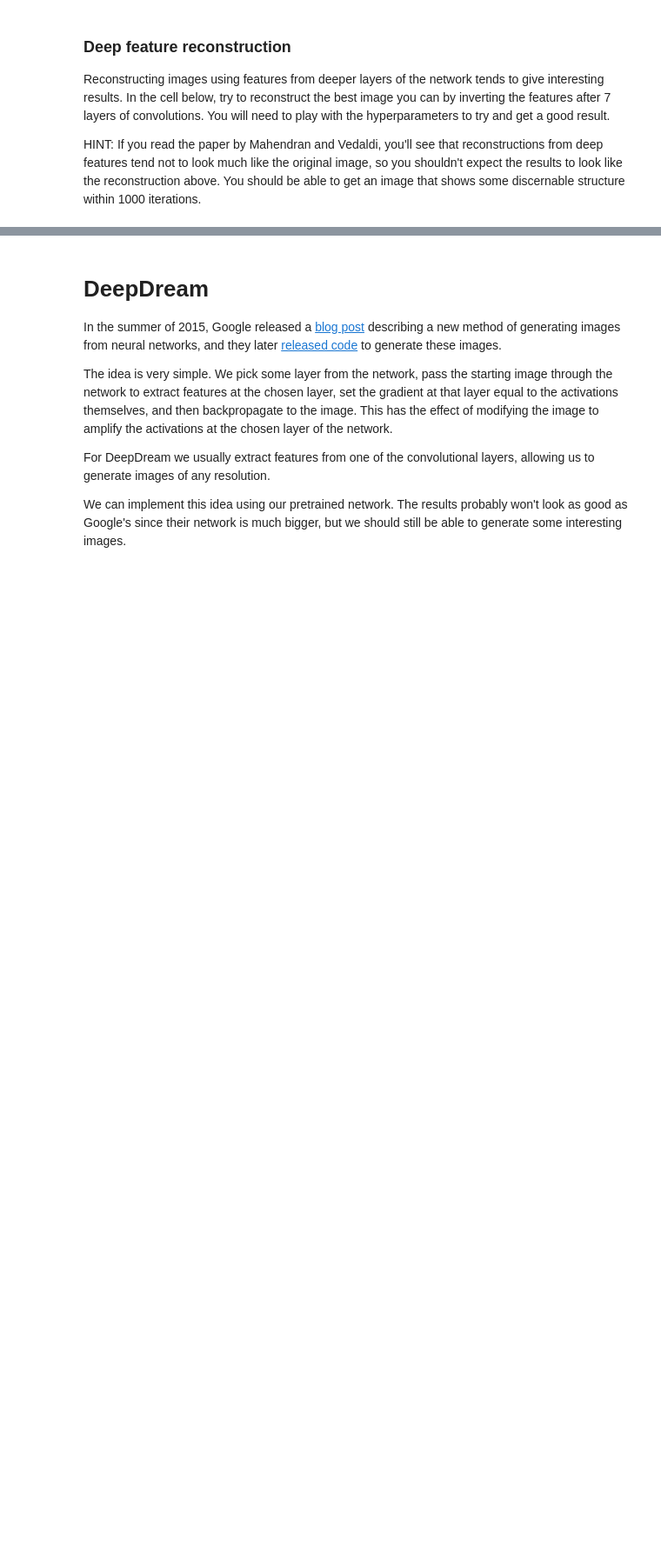
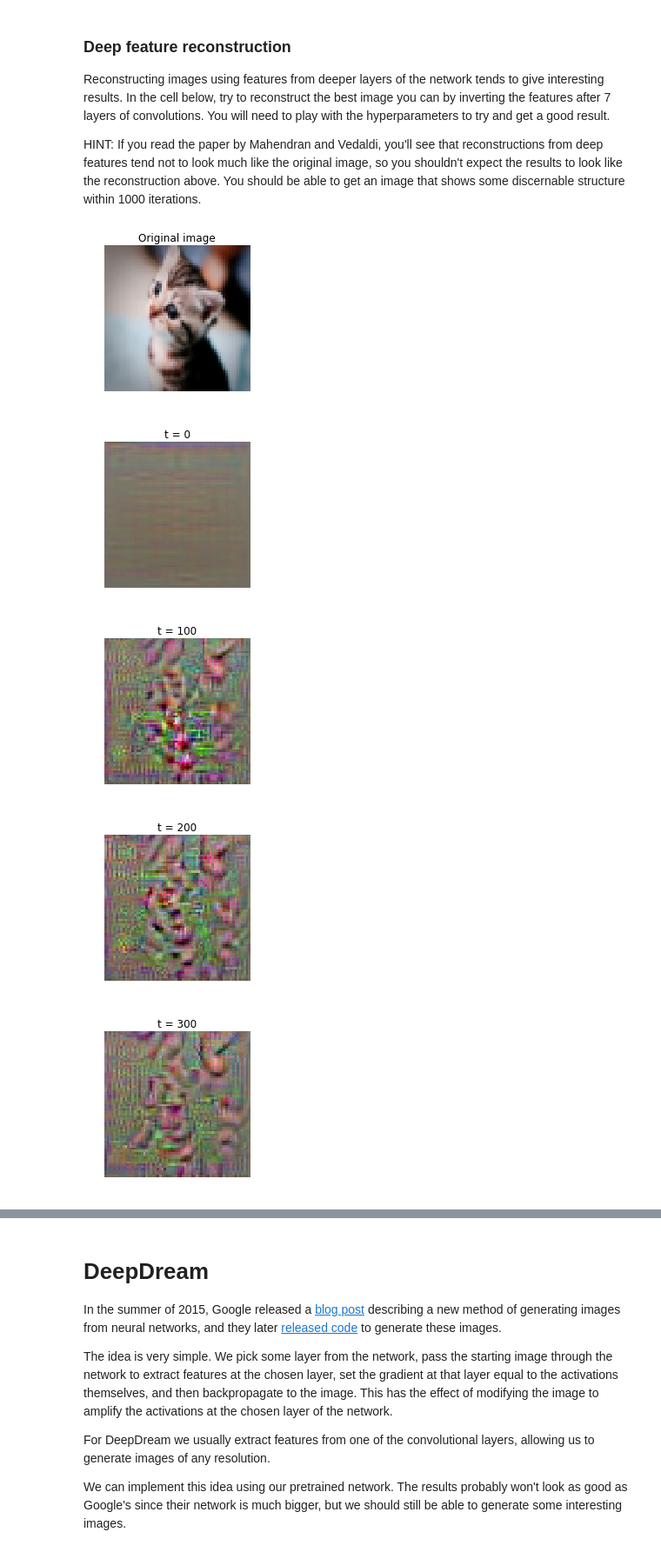
Before and after one commit to bryant1410/dl-assignment3-cs231n, a Jupyter notebook: ImageGeneration.ipynb, the cells around one changed output, grey strips where cells are left out. Shown: that part at 87% size. Cells and saved outputs as stored; diff of their text form; code cells hidden in the pictures; blank space fills up the shorter version.

```diff
--- a/ImageGeneration.ipynb
+++ b/ImageGeneration.ipynb
@@ -201,7 +201,14 @@ def invert_features(target_feats, layer, model, **kwargs):
     # large pixel values in the generated image using the l2_reg parameter;    #
     # then update the generated image using the learning_rate from above.      #
     ############################################################################
-    pass
+    scores, cache = model.forward(X, end=layer)
+
+    dout = 2 * (scores - target_feats)
+    dX, _ = model.backward(dout, cache)
+
+    dX += l2_reg * X
+
+    X -= learning_rate * dX
     ############################################################################
     #                             END OF YOUR CODE                             #
     ############################################################################
@@ -257,28 +271,34 @@ HINT: If you read the paper by Mahendran and Vedaldi, you'll see that reconstruc
 # %%
 filename = 'kitten.jpg'
 layer = 6 # layers start from 0 so these are features after 7 convolutions
 img = imresize(imread(filename), (64, 64))
 
 plt.imshow(img)
 plt.gcf().set_size_inches(3, 3)
 plt.title('Original image')
 plt.axis('off')
 plt.show()
 
 # Preprocess the image before passing it to the network:
 # subtract the mean, add a dimension, etc
 img_pre = preprocess_image(img, data['mean_image'])
 
 # Extract features from the image
 feats, _ = model.forward(img_pre, end=layer)
 
 # Invert the features
 # You will need to play with these parameters.
 kwargs = {
   'num_iterations': 1000,
-  'learning_rate': 0,
-  'l2_reg': 0,
+  'learning_rate': 100000,
+  'l2_reg': 0.000001,
   'show_every': 100,
-  'blur_every': 0,
+  'blur_every': 150,
 }
 X = invert_features(feats, layer, model, **kwargs)
+# %% [output]
+[figure, added]
+[figure, added]
+[figure, added]
+[figure, added]
+[figure, added]
```
Also changed, not shown: parts of 4 cells of this notebook.
